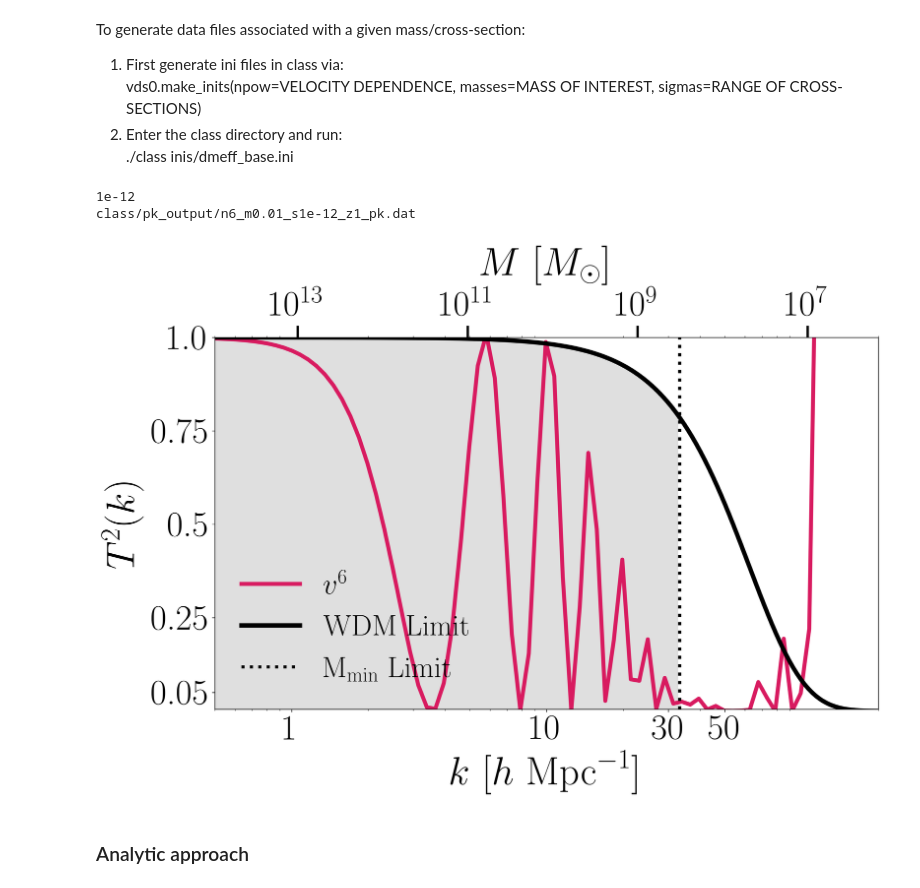
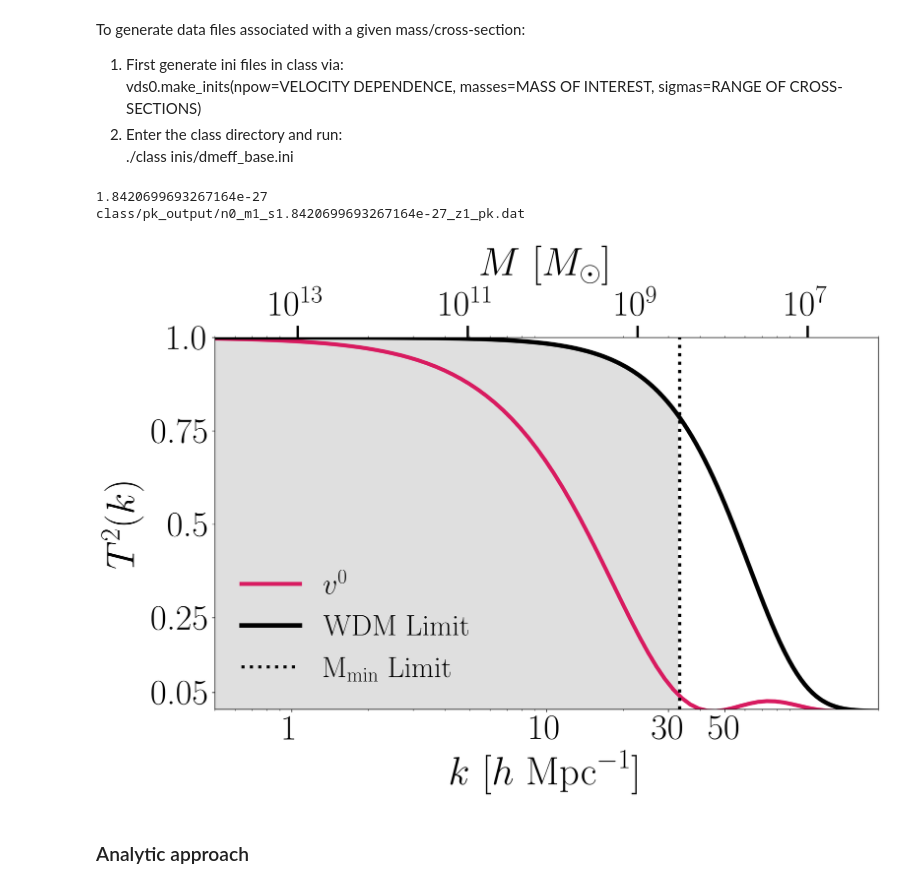
Before and after one commit to maamari/velocitydependentlimits, a Jupyter notebook: velocityDependentLimits.ipynb, the cells around one changed output. Saved outputs shown, nothing was run; the diff lists cells and outputs as text; code cells hidden in the pictures.

```diff
--- a/velocityDependentLimits.ipynb
+++ b/velocityDependentLimits.ipynb
@@ -302,7 +302,7 @@ ax2 = ax.twiny()
 # tk_idm_c,ks,sigma0 = vds0.single_tk(npow=0,m=0.01,c='#D81B60',label='$v^0$',ls='-',sigmas=n0n2sigs,index=37,lw=5)
 
 ######## m=1 GeV ########
-# tk_idm_c,ks,sigma0 = vds0.single_tk(npow=0,m=1,c='#D81B60',label=r'$v^0$',sigmas=n0n2sigs,index=33,lw=5)
+tk_idm_c,ks,sigma0 = vds0.single_tk(npow=0,m=1,c='#D81B60',label=r'$v^0$',sigmas=n0n2sigs,index=33,lw=5)
 
 ##### m=10 GeV #####
 # tk_idm_c,ks,sigma0 = vds0.single_tk(npow=0,m=10,c='#D81B60',label='$v^0$',ls='-',sigmas=n0n2sigs,index=29,lw=5)
@@ -355,8 +355,8 @@ ax2 = ax.twiny()
 ##### m=0.0001 GeV #####
 # tk_idm_c,ks,sigma0 = vds0.single_tk(npow=6,m=0.0001,c='#D81B60',label='$v^6$',ls='-',sigmas=n6sigs_m0001,index=12,lw=5)
 
-###### m=0.01 GeV ###### CLEARLY TAPERS OUT AT AROUND 50, JUST NUMERICALLY UNSTABLE AT HIGHER K
-tk_idm_c,ks,sigma0 = vds0.single_tk(npow=6,m=0.01,c='#D81B60',label='$v^6$',ls='-',sigmas=n6sigs_m01,index=0,lw=5)
+###### m=0.01 GeV ######
+# tk_idm_c,ks,sigma0 = vds0.single_tk(npow=6,m=0.01,c='#D81B60',label='$v^6$',ls='-',sigmas=n6sigs_m01,index=0,lw=5)
 
 ##### m=1 GeV #####
 # tk_idm_c,ks,sigma0 = vds0.single_tk(npow=6,m=1,c='#7E1038',label=r'$v^6$',sigmas=n6sigs_m1,index=14,lw=4)
@@ -368,36 +368,36 @@ tk_idm_c,ks,sigma0 = vds0.single_tk(npow=6,m=0.01,c='#D81B60',label='$v^6$',ls='
 # tk_idm_c,ks,sigma0 = vds0.single_tk(npow=6,m=100,c='#D81B60',label='$v^6$',ls='-',sigmas=n6sigs_m1,index=0,lw=5)
 
 ############################################### WDM/Mmin Limits #########################################################
 ks2 = np.logspace(-5,4,1000)
 ax.semilogx(ks2,vds0.transfer(ks2,6.5)**2,linestyle='-',label='WDM Limit',c='k',lw=5.5)
 ax.axvline(klim,c='k',ls=':',lw=4,label=r'M$_{\rm{min}}$ Limit')
 ax.fill_between(np.logspace(-5,4,1000), -10, vds0.transfer(ks2,6.5)**2,where=np.logspace(-5,4,1000)<klim,color='grey',alpha=0.25)
 # ax.text(0.59,0.6,"Excluded",c='k',alpha=0.6,fontsize=55)
 
 ################################################# PLOT OPTIONS #####################################################
 ax.set_xscale('log')
 ax.set_xlim(0.5,200)
 ax.set_ylim(0.005,1.)
 ax.set_xlabel(r'$k$ [$h\ \rm{Mpc}^{-1}$]',fontsize=50,labelpad=5)
 ax.set_ylabel(r'$T^2(k)$',fontsize=50,labelpad=10)
 ax.set_xticks([1,10,30,50])
 ax.set_xticklabels(["1","10","30","50"],fontsize=45)
 ax.set_yticks([0.05,0.25,0.5,0.75,1.0])
 ax.set_yticklabels([0.05,0.25,0.5,0.75,1.0],fontsize=45)
 ax.legend(fontsize=37,framealpha=0,loc='lower left')
 # ax2.text(2.1, 0.445, "analytic estimates",size=35)
 ax2.set_xscale('log')
 ax2.set_xlim(0.5,200)
 ax2.set_xticks([vds0.mhm2khm(10**13),vds0.mhm2khm(10**11),vds0.mhm2khm(10**9),vds0.mhm2khm(10**7)])
 ax2.set_xticklabels([r'10$^{13}$',r'10$^{11}$',r'10$^{9}$',r'10$^{7}$'],fontsize=45)
 ax2.set_xlabel(r'$M$ [$M_{\rm{\odot}}$]',fontsize=50,labelpad=20)
 ax2.tick_params(length=15,width=3)
 
 plt.tight_layout()
 # %% [output]
-1e-12
-class/pk_output/n6_m0.01_s1e-12_z1_pk.dat
+1.8420699693267164e-27
+class/pk_output/n0_m1_s1.8420699693267164e-27_z1_pk.dat
-[figure, old version]
+[figure, new version]
 # %% [markdown]
 ### Analytic approach
 # %% [markdown]
```
Also changed, not shown: 40 other files.
